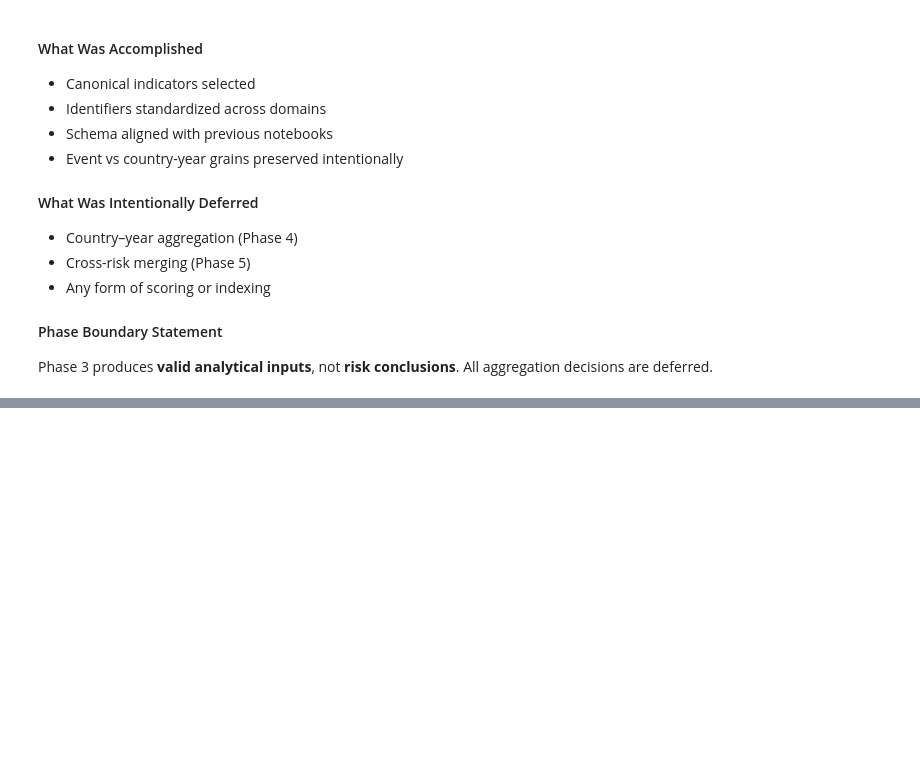
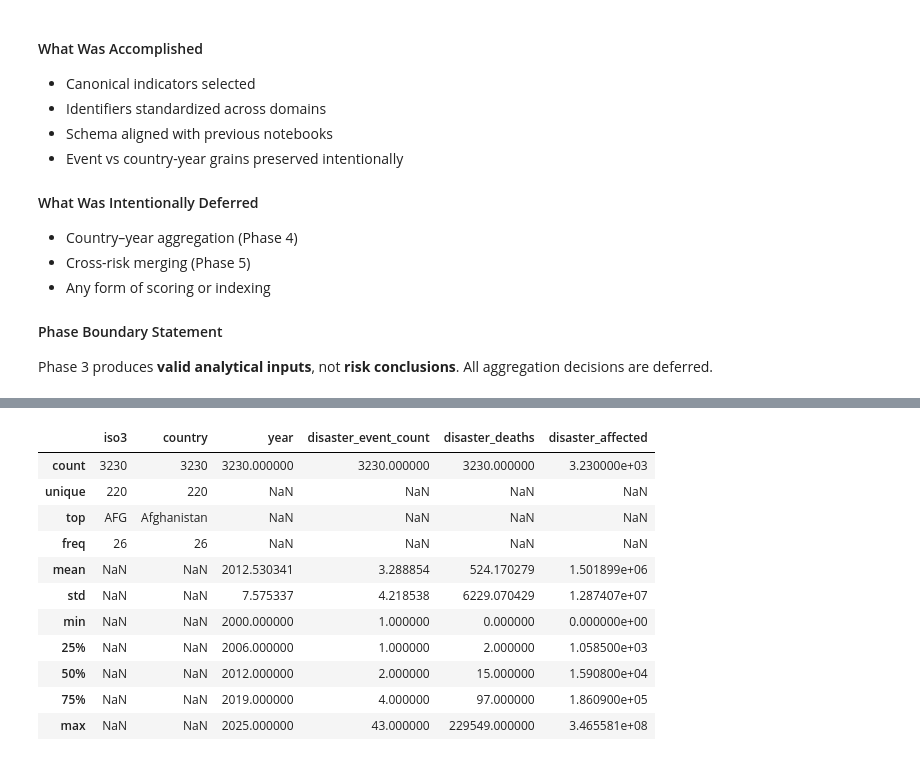
Before and after one commit to Comrade-1729/EDA_MLOPS-Portfolio, a Jupyter notebook: notebooks/04_crime_disaster_risk_eda.ipynb, the cells around one changed output, grey strips where cells are left out. Drawn from its saved outputs; the diff is of its cells as text; code cells hidden in the pictures; blank space fills up the shorter version.

Commit message:
N4 Phase 4: country-year aggregation of disaster risk (EM-DAT)

```diff
--- a/notebooks/04_crime_disaster_risk_eda.ipynb
+++ b/notebooks/04_crime_disaster_risk_eda.ipynb
@@ -564,0 +595,11 @@ All aggregation decisions are deferred.
+# %%
+from preprocessing.clean_crime_unodc import clean_crime_unodc
+from preprocessing.clean_accident_who_road import clean_accident_who_road
+from preprocessing.clean_disaster_emdat import clean_disaster_emdat
+from preprocessing.aggregate_disaster_emdat import (
+    aggregate_disaster_emdat_country_year
+)
+
+df_crime = clean_crime_unodc(df_unodc_raw)
+df_accident = clean_accident_who_road(df_road_raw)
+df_disaster_events = clean_disaster_emdat(df_emdat_raw)
@@ -564,0 +608,6 @@ All aggregation decisions are deferred.
+# %%
+df_disaster_country_year = aggregate_disaster_emdat_country_year(
+    df_disaster_events
+)
+
+df_disaster_country_year.shape
@@ -564,0 +627,15 @@ All aggregation decisions are deferred.
+# %%
+df_disaster_country_year.describe(include="all")
+# %% [output]
+|  | iso3 | country | year | disaster_event_count | disaster_deaths | disaster_affected |
+| count | 3230 | 3230 | 3230.000000 | 3230.000000 | 3230.000000 | 3.230000e+03 |
+| unique | 220 | 220 | NaN | NaN | NaN | NaN |
+| top | AFG | Afghanistan | NaN | NaN | NaN | NaN |
+| freq | 26 | 26 | NaN | NaN | NaN | NaN |
+| mean | NaN | NaN | 2012.530341 | 3.288854 | 524.170279 | 1.501899e+06 |
+| std | NaN | NaN | 7.575337 | 4.218538 | 6229.070429 | 1.287407e+07 |
+| min | NaN | NaN | 2000.000000 | 1.000000 | 0.000000 | 0.000000e+00 |
+| 25% | NaN | NaN | 2006.000000 | 1.000000 | 2.000000 | 1.058500e+03 |
+| 50% | NaN | NaN | 2012.000000 | 2.000000 | 15.000000 | 1.590800e+04 |
+| 75% | NaN | NaN | 2019.000000 | 4.000000 | 97.000000 | 1.860900e+05 |
+| max | NaN | NaN | 2025.000000 | 43.000000 | 229549.000000 | 3.465581e+08 |
```
Also changed, not shown: parts of 9 cells of this notebook, 2 other files.
